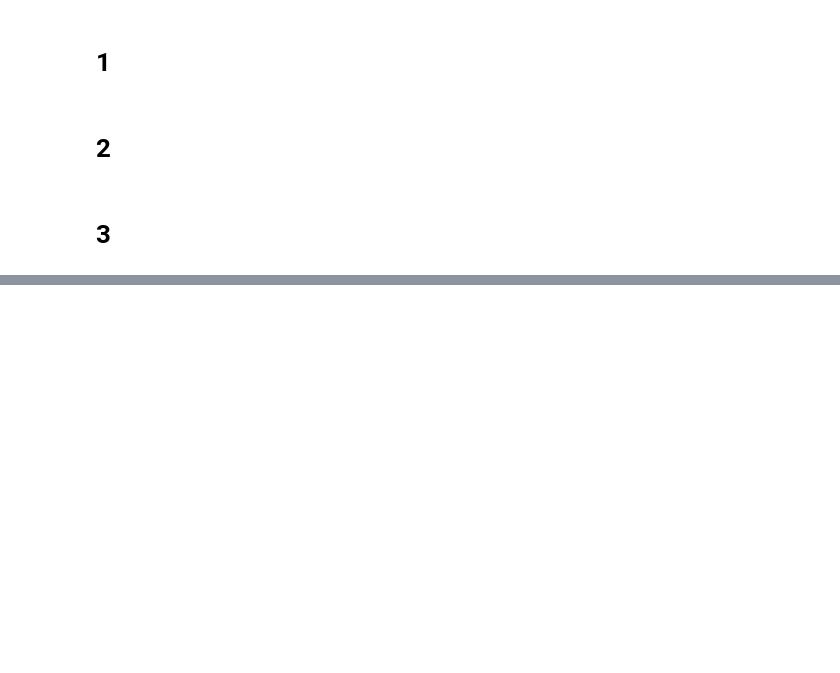
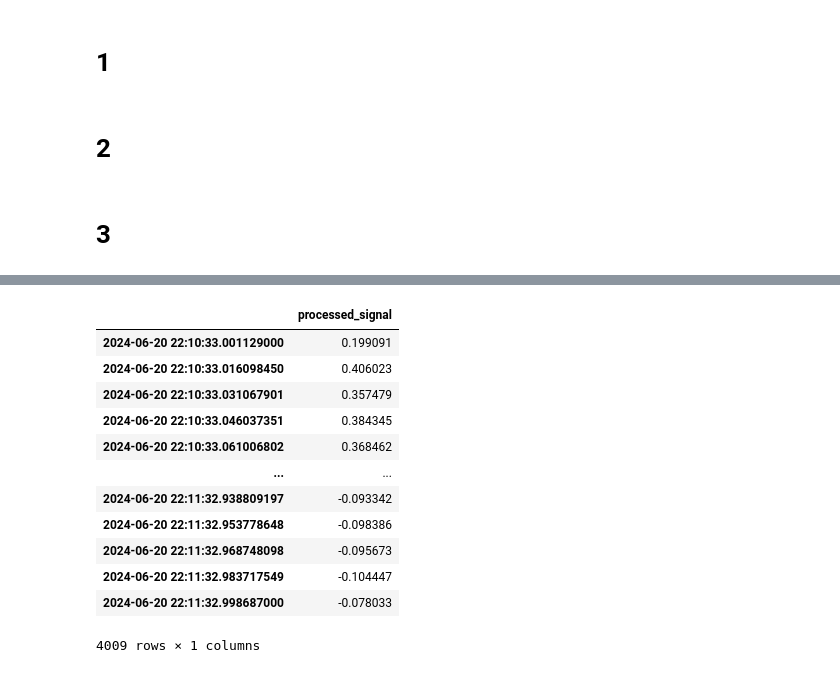
Before and after one commit to w-zzzz/SleepLab, a Jupyter notebook: test.ipynb, the cells around one changed output, grey strips where cells are left out. Cells and saved outputs as stored; diff of their text form; code cells hidden in the pictures; blank space fills up the shorter version.

```diff
--- a/test.ipynb
+++ b/test.ipynb
@@ -227,2 +231,4 @@ cw_processor.plot_frequency_analysis(data_subset)
+# %%
+df_resampled = resample_data(processed_sig, original_freq=sample_rate, target_freq=64)
 # %%
 processed_sig
@@ -229,5 +250,19 @@ processed_sig
-# %%
-df_resampled = resample_data(processed_sig, original_freq=1024, target_freq=64)
+# %%
+df_resampled
+# %% [output]
+|  | processed_signal |
+| 2024-06-20 22:10:33.001129000 | 0.199091 |
+| 2024-06-20 22:10:33.016098450 | 0.406023 |
+| 2024-06-20 22:10:33.031067901 | 0.357479 |
+| 2024-06-20 22:10:33.046037351 | 0.384345 |
+| 2024-06-20 22:10:33.061006802 | 0.368462 |
+| ... | ... |
+| 2024-06-20 22:11:32.938809197 | -0.093342 |
+| 2024-06-20 22:11:32.953778648 | -0.098386 |
+| 2024-06-20 22:11:32.968748098 | -0.095673 |
+| 2024-06-20 22:11:32.983717549 | -0.104447 |
+| 2024-06-20 22:11:32.998687000 | -0.078033 |
+4009 rows × 1 columns
 # %%
 import matplotlib.pyplot as plt
 
```
Also changed, not shown: parts of 6 cells of this notebook, 5 other files.
